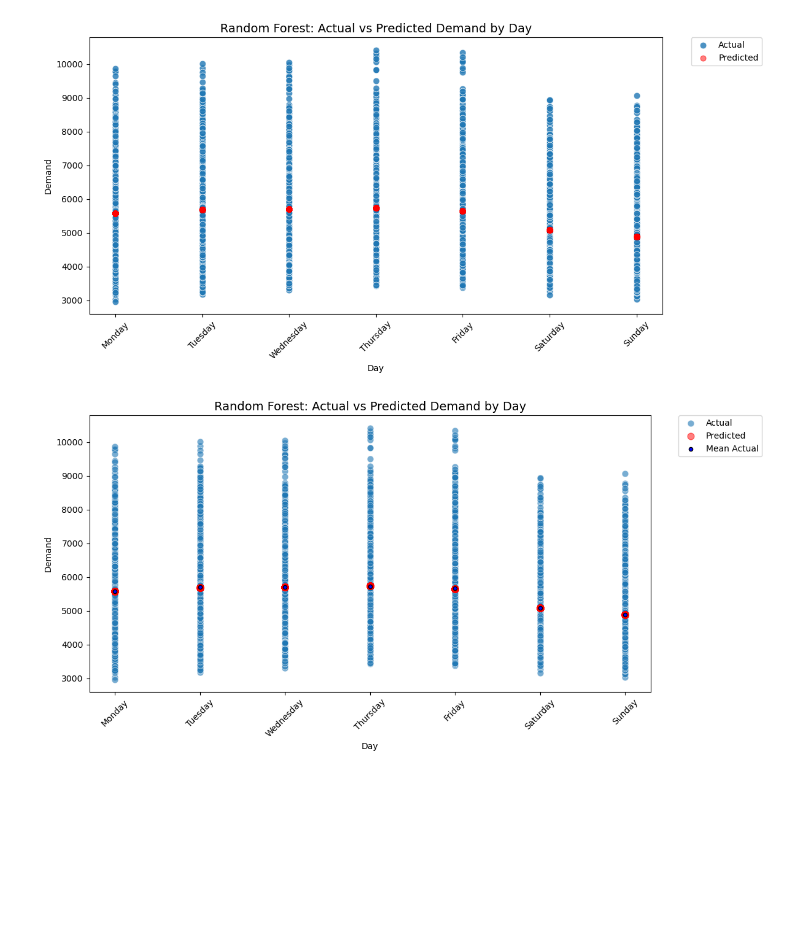
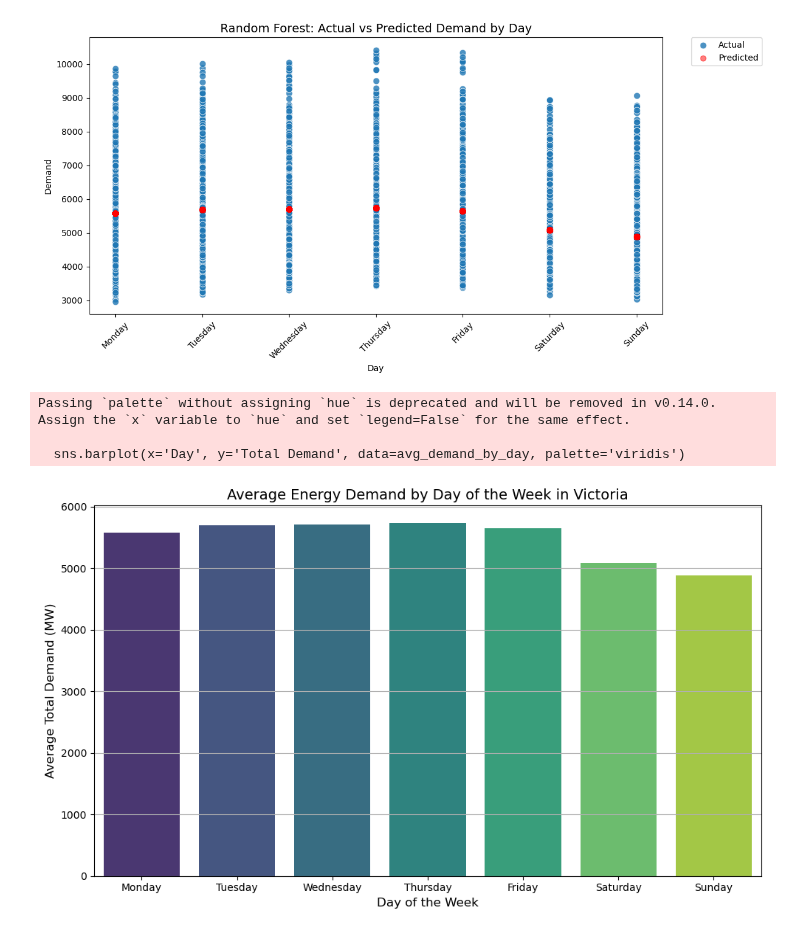
Before and after one commit to harjask-7/ADS1002-project, a Jupyter notebook: notebooks/tymon/Model/VIC-Model-Day.ipynb, the cells around one changed output. Saved outputs shown, nothing was run; the diff lists cells and outputs as text; code cells hidden in the pictures; blank space fills up the shorter version.

```diff
--- a/notebooks/tymon/Model/VIC-Model-Day.ipynb
+++ b/notebooks/tymon/Model/VIC-Model-Day.ipynb
@@ -115,56 +115,35 @@ Unique days in plot_df: ['Monday', 'Friday', 'Thursday', 'Wednesday', 'Sunday',
 Categories (7, object): ['Monday' < 'Tuesday' < 'Wednesday' < 'Thursday' < 'Friday' < 'Saturday' < 'Sunday']
 [figure]
 # %%
-# Create the plot
-plt.figure(figsize=(12, 6))
+import pandas as pd
+import matplotlib.pyplot as plt
+import seaborn as sns
 
-# Scatter plot of actual values
-sns.scatterplot(
-    data=plot_df,
-    x="Day",
-    y="Actual_Demand",
-    palette="tab10",
-    s=60,
-    alpha=0.6,
-    label="Actual"
-)
+# Assuming df is already loaded with 'Day' and 'Total Demand' columns from your previous code
 
-# Scatter plot of predicted values
-plt.scatter(
-    x=plot_df["Day"],
-    y=plot_df["Predicted_Demand"],
-    color="red",
-    s=60,
-    alpha=0.5,
-    label="Predicted"
-)
+# Define the correct order of days starting from Monday
+day_order = ['Monday', 'Tuesday', 'Wednesday', 'Thursday', 'Friday', 'Saturday', 'Sunday']
 
-# --- Add average (mean) dots for each day ---
-day_means = plot_df.groupby("Day")[["Actual_Demand"]].mean().reset_index()
+# Calculate the average energy demand per day
+avg_demand_by_day = df.groupby('Day')['Total Demand'].mean().reset_index()
 
-# Plot mean Actual Demand
-plt.scatter(
-    day_means["Day"],
-    day_means["Actual_Demand"],
-    color="blue",
-    s=20,
-    marker="o",
-    edgecolor="black",
-    label="Mean Actual"
-)
+# Reorder the days to start with Monday
+avg_demand_by_day['Day'] = pd.Categorical(avg_demand_by_day['Day'], categories=day_order, ordered=True)
+avg_demand_by_day = avg_demand_by_day.sort_values('Day')
 
+# Create a bar plot for average energy demand by day
+plt.figure(figsize=(10, 6))
+sns.barplot(x='Day', y='Total Demand', data=avg_demand_by_day, palette='viridis')
+plt.title('Average Energy Demand by Day of the Week in Victoria', fontsize=14)
+plt.xlabel('Day of the Week', fontsize=12)
+plt.ylabel('Average Total Demand (MW)', fontsize=12)
+plt.grid(True, axis='y')
+plt.tight_layout()
 
-
-# Title & labels
-plt.title("Random Forest: Actual vs Predicted Demand by Day", fontsize=14)
-plt.xlabel("Day")
-plt.ylabel("Demand")
-plt.xticks(rotation=45)
-
-# Move legend outside the plot
-plt.legend(bbox_to_anchor=(1.05, 1), loc="upper left", borderaxespad=0)
-
-plt.tight_layout()
+# Show the plot
 plt.show()
 # %% [output]
+Passing `palette` without assigning `hue` is deprecated and will be removed in v0.14.0. Assign the `x` variable to `hue` and set `legend=False` for the same effect.
+
+  sns.barplot(x='Day', y='Total Demand', data=avg_demand_by_day, palette='viridis')
-[figure, old version]
+[figure, new version]
```
Also changed, not shown: 6 other files.
